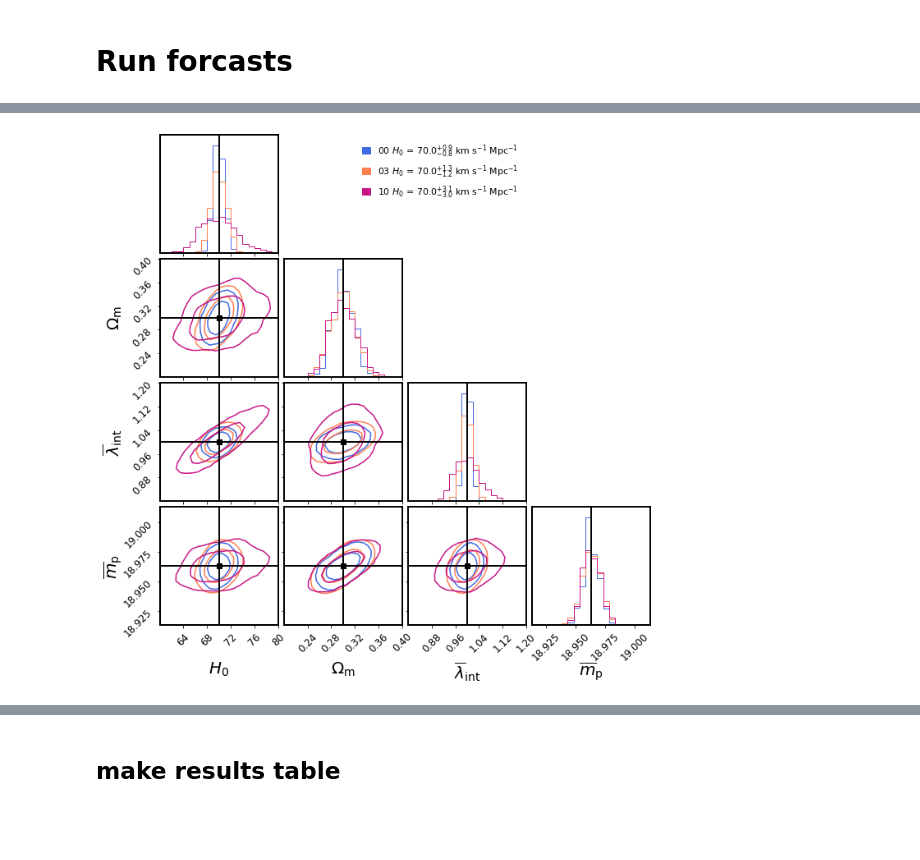
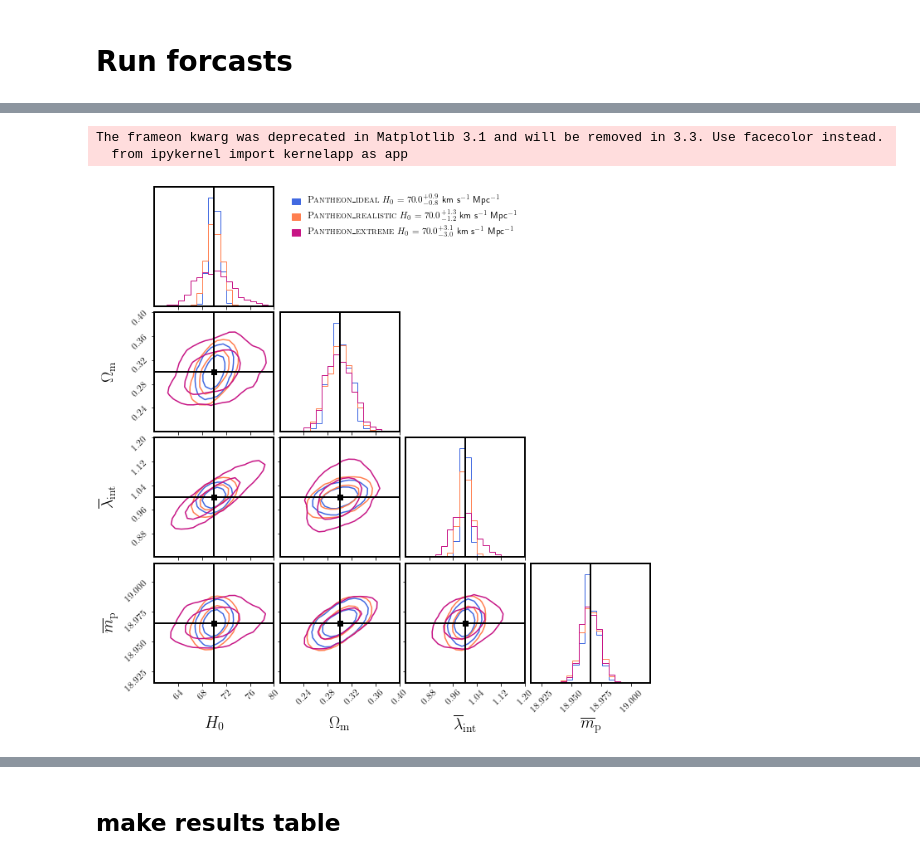
Before and after one commit to sibirrer/glSNe, a Jupyter notebook: Notebooks/forecast_sne-multi_use.ipynb, the cells around one changed output, grey strips where cells are left out. Cells and saved outputs as stored; diff of their text form; code cells hidden in the pictures; blank space fills up the shorter version.

```diff
--- a/Notebooks/forecast_sne-multi_use.ipynb
+++ b/Notebooks/forecast_sne-multi_use.ipynb
@@ -131,7 +132,7 @@ def draw_lambda_tot_true():
 # we add the apparent source magnitude at z=0.1 (pivot normalization) (mean of Gaussian distribution in astronomical magnitudes)
 z_apparent_m_anchor = 0.1
 # we use the mean inferred apparent magnitude of the Pantheon sample
-apparent_m_p_true = 18.963196264371216  # apparent magnitude (mean in magnitude) at pivot redshift, this is the value inferred by the Pantheon analysis
+apparent_m_p_true = 18.965677764035803  # apparent magnitude (mean in magnitude) at pivot redshift, this is the value inferred by the Pantheon analysis
 mu_sne_true = apparent_m_p_true
 sigma_sne_true = 0.1  # 1-sigma with of Gaussian in astronomical magnitude
 
@@ -324,10 +325,10 @@ mcmc_sampler_sne_future = MCMCSampler(kwargs_likelihood_list=[], cosmology=cosmo
 
 # these configs are such that you can locally execute it in few hours, not meant to provide converged chains!
 kwargs_emcee_sne = {'n_walkers': 100,  # number of walkers
-                'n_run': 0,  # number of iterations saved in the file
-                'n_burn': 100,  # number of iterations as burn-in prior to start saving the chain
+                'n_run': 400,  # number of iterations saved in the file
+                'n_burn': 400,  # number of iterations as burn-in prior to start saving the chain
                 'pool': None,  # (option) emcee pool for multi-threading or MPI, see e.g. emcee documentation or usage in lenstronomy
-                'continue_from_backend': True,  # boolean, if True, continues sampling the emcee chain from a backend (if exists), otherwise deletes previous chains and starts from scratch
+                'continue_from_backend': False,  # boolean, if True, continues sampling the emcee chain from a backend (if exists), otherwise deletes previous chains and starts from scratch
                 'kwargs_mean_start': kwargs_mean_start,  # starting positions as configured
                 'kwargs_sigma_start': kwargs_sigma_start,  # starting position as configured
                 #'backend': backend_sne,
@@ -399,6 +400,10 @@ j = 0
 for i, param in enumerate(param_names_sne_mock):
     if param in param_names_sne_pantheon:
         mcmc_samples_sne_mock_short[:, j] = mcmc_samples_sne_mock[:, i]
+        if param == 'om':
+            mcmc_samples_sne_mock_short[:, j] *= kwargs_cosmo_true['om']/np.mean(mcmc_samples_sne_mock_short[:, j])
+        elif param == 'mu_sne':
+            mcmc_samples_sne_mock_short[:, j] *= kwargs_source_true['mu_sne']/np.mean(mcmc_samples_sne_mock_short[:, j])
         j += 1
     else:
         pass
@@ -1190,6 +1255,14 @@ fig.show()
 
 re_compute_glSNe_pantheon = False
 re_compute_glSNe_future = False
+
+lable_glSNe_pantheon_00 = r' \textsc{Pantheon\_ideal}'
+lable_glSNe_pantheon_03 = r' \textsc{Pantheon\_realistic}'
+lable_glSNe_pantheon_10 = r' \textsc{Pantheon\_extreme}'
+
+lable_glSNe_future_00 = r' \textsc{Future\_ideal}'
+lable_glSNe_future_03 = r' \textsc{Future\_realistic}'
+lable_glSNe_future_10 = r' \textsc{Future\_extreme}'
 
 
 if re_compute_glSNe_pantheon == True:
@@ -1339,23 +1412,25 @@ def plot_forecasts(samples_plot_list, label_text_list, indices_plot, center_on_t
 # %%
 
 save_plot = False
 
 samples_plot_list = [mcmc_samples_glSNe_pantheon_00, mcmc_samples_glSNe_pantheon_03, mcmc_samples_glSNe_pantheon_10]
-label_text_list = ['00', '03', '10']
+label_text_list = [lable_glSNe_pantheon_00, lable_glSNe_pantheon_03, lable_glSNe_pantheon_10]
 center_on_truth = True
 indices_plot = [0, 1, 2, 3]
 
 
 fig = plot_forecasts(samples_plot_list, label_text_list, indices_plot, center_on_truth=center_on_truth)
 
 if save_plot:
     fig.savefig('/Users/sibirrer/Science/Publications/glSNe/Plots/forecast_posteriors_pantheon.pdf', dpi=None, facecolor='w', edgecolor='w',
                 orientation='portrait', papertype=None, format='pdf',
                 transparent=False, bbox_inches=None, pad_inches=0.1,
                 frameon=None, metadata=None)
 fig.show()
 # %% [output]
+The frameon kwarg was deprecated in Matplotlib 3.1 and will be removed in 3.3. Use facecolor instead.
+  from ipykernel import kernelapp as app
-[figure, old version]
+[figure, new version]
 # %%
 save_plot = False
 
```
Also changed, not shown: parts of 12 cells of this notebook.
